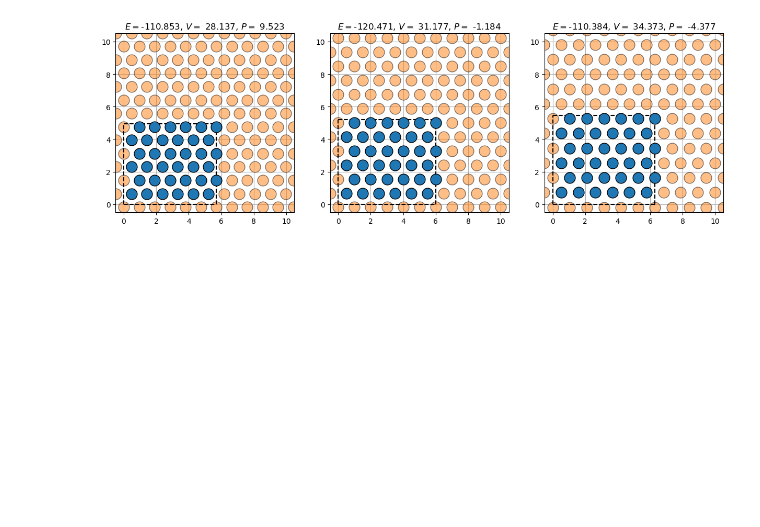
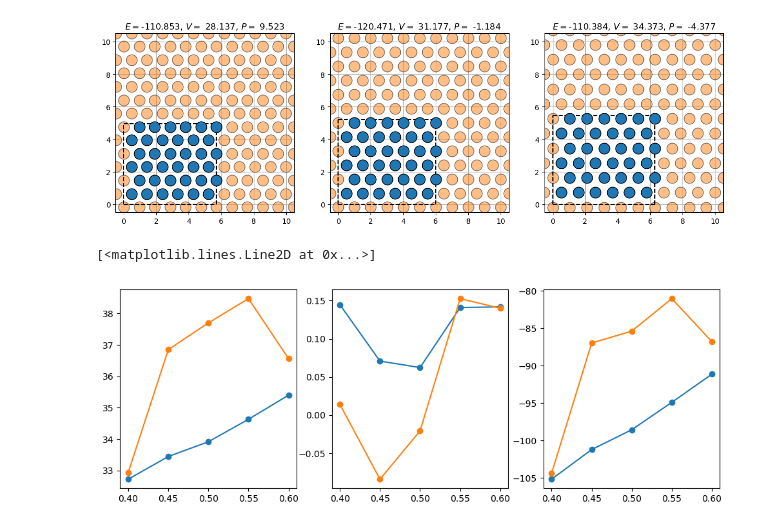
Before and after one commit to karsten3112/Computational-Physics, a Jupyter notebook: Week7/test1.ipynb, the cells around one changed output. Saved outputs shown, nothing was run; the diff lists cells and outputs as text; code cells hidden in the pictures; blank space fills up the shorter version.

```diff
--- a/Week7/test1.ipynb
+++ b/Week7/test1.ipynb
@@ -15,8 +15,8 @@ fig, axs = plt.subplots(1,3, figsize=(15,5))
 unit_cell = (np.array([2.0, 0.0]), np.cos(np.pi/6.0)*np.array([0.0,2.0]))
 atom_poses = [np.array([0.0,0.0]), np.array([0.5,0.5]), np.array([1.0,0.0]), np.array([1.5,0.5])]
 atom_col = Atom_Collection(atomlist=[Atom(position=pos, size=30) for pos in atom_poses], unit_cell=unit_cell, pbc=True)
-atom_col.calculator = LennardJones1(eps0=1.0, pbc=atom_col.pbc, pbc_handler=atom_col.pbc_handler) #Would like to fix this sometime
-optimizer = Line_searcher1(atom_col=atom_col)
+atom_col.calculator = LennardJones(eps0=1.0, pbc=atom_col.pbc, pbc_handler=atom_col.pbc_handler) #Would like to fix this sometime
+optimizer = Line_searcher(atom_col=atom_col)
 pos_opt, f = optimizer.run(fmax=0.05)
 opt_col = create_atom_col_copies(atom_col=atom_col, positions=pos_opt, velocities=np.zeros(shape=pos_opt.shape))[0]
 l1, l2 = unit_cell
@@ -35,7 +35,7 @@ for ax, scaling_factor in zip(axs, scaling_factors):
     ax.grid()
     ax.set_aspect("equal")
     atom_col = Atom_Collection(atomlist=[Atom(position=pos, size=20) for pos in np.array(new_poses).reshape(6**2, 2)], unit_cell=unit_cell, pbc=True)
-    atom_col.calculator = LennardJones1(eps0=1.0, pbc=atom_col.pbc, pbc_handler=atom_col.pbc_handler)
+    atom_col.calculator = LennardJones(eps0=1.0, pbc=atom_col.pbc, pbc_handler=atom_col.pbc_handler)
     atom_col.scale_volume(scale_x=scaling_factor, scale_y=scaling_factor)
     vol = atom_col.volume
     p = atom_col.get_pressure(step_size=1e-4)
@@ -47,0 +75,39 @@ for ax, scaling_factor in zip(axs, scaling_factors):
+# %%
+temps = [0.40, 0.45, 0.50, 0.55, 0.60, 0.60, 0.55, 0.50, 0.45, 0.40]
+atom_col = copy.deepcopy(scaled_cols[1])
+atom_cols_tracked = []
+for temp in temps:
+    atom_cols_for_temp = []
+    for i in range(800):
+        verlet_integrate(atom_col=atom_col, time_step=0.0001)
+        thermostat(atom_col=atom_col, temp=temp)
+        barostat(atom_col=atom_col, gamma=1e-4, step_size=1e-3)
+        atom_cols_for_temp.append(copy.deepcopy(atom_col))
+    atom_cols_tracked.append(atom_cols_for_temp)
+# %%
+volumes_mean = []
+pressures_mean = []
+energies_mean = []
+for temp, atom_cols in zip(temps, atom_cols_tracked):
+    volumes = []
+    energies = []
+    pressures = []
+    for atom_coll in atom_cols:
+        volumes.append(atom_coll.get_volume())
+        pressures.append(atom_coll.get_pressure())
+        energies.append(atom_coll.get_potential_energy())
+    pressures_mean.append(np.mean(pressures[:-int(400/2)]))
+    volumes_mean.append(np.mean(volumes[:-int(400/2)]))
+    energies_mean.append(np.mean(energies[:-int(400/2)]))
+# %%
+fig, axs = plt.subplots(1,3, figsize=(12,4))
+
+axs[0].plot(temps[0:5], volumes_mean[0:5],"o-", c="C0")
+axs[1].plot(temps[0:5], pressures_mean[0:5], "o-", c="C0")
+axs[2].plot(temps[0:5], energies_mean[0:5], "o-", c="C0")
+axs[0].plot(temps[5:], volumes_mean[5:], "o-", c="C1")
+axs[1].plot(temps[5:], pressures_mean[5:], "o-", c="C1")
+axs[2].plot(temps[5:], energies_mean[5:], "o-", c="C1")
+# %% [output]
+[<matplotlib.lines.Line2D at 0x...>]
+[figure, added]
```
Also changed, not shown: parts of 3 cells of this notebook, 7 other files.
